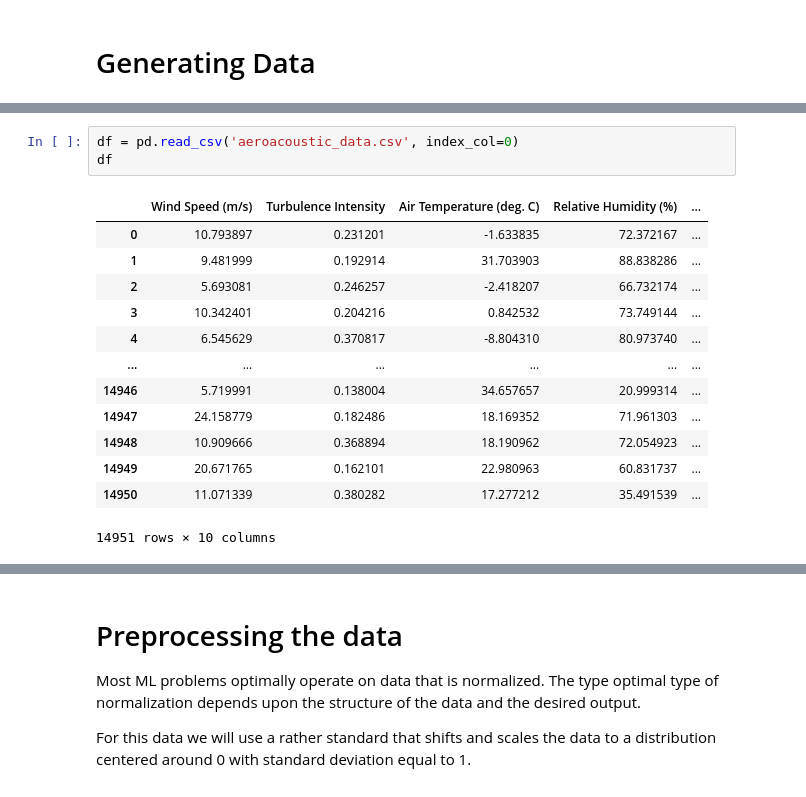
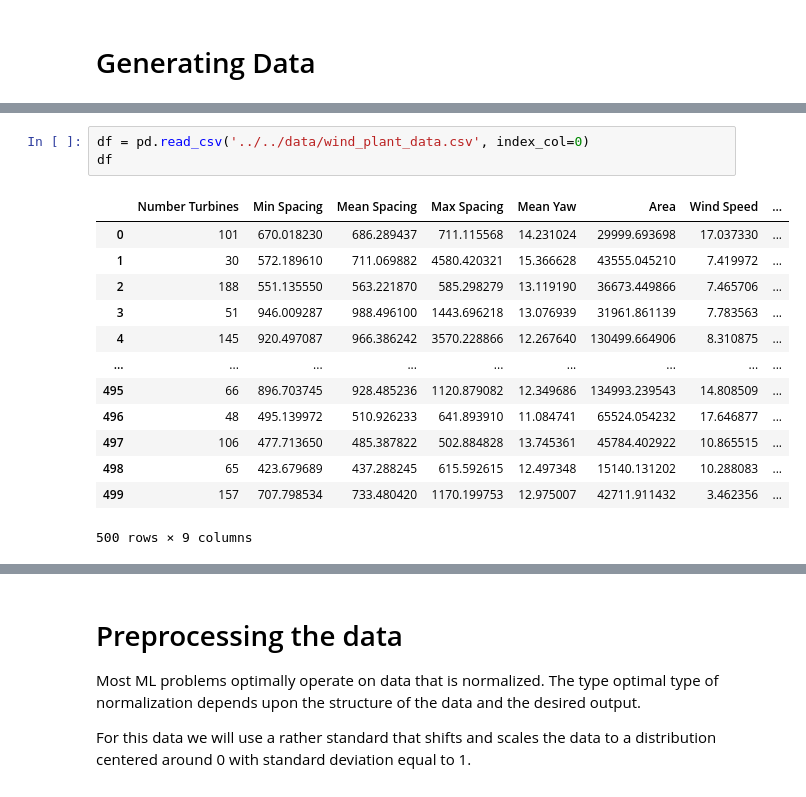
Before and after one commit to NREL/AI, a Jupyter notebook: supervised/regression/artificial_neural_network_scientific_data.ipynb, the cells around one changed output, grey strips where cells are left out. Saved outputs shown, nothing was run; the diff lists cells and outputs as text.

```diff
--- a/supervised/regression/artificial_neural_network_scientific_data.ipynb
+++ b/supervised/regression/artificial_neural_network_scientific_data.ipynb
@@ -13,18 +21,18 @@ from sklearn.model_selection import train_test_split
 # %%
-df = pd.read_csv('aeroacoustic_data.csv', index_col=0)
+df = pd.read_csv('../../data/wind_plant_data.csv', index_col=0)
 df
 # %% [output]
-|  | Wind Speed (m/s) | Turbulence Intensity | Air Temperature (deg. C) | Relative Humidity (%) | ... |
-| 0 | 10.793897 | 0.231201 | -1.633835 | 72.372167 | ... |
-| 1 | 9.481999 | 0.192914 | 31.703903 | 88.838286 | ... |
-| 2 | 5.693081 | 0.246257 | -2.418207 | 66.732174 | ... |
-| 3 | 10.342401 | 0.204216 | 0.842532 | 73.749144 | ... |
-| 4 | 6.545629 | 0.370817 | -8.804310 | 80.973740 | ... |
-| ... | ... | ... | ... | ... | ... |
-| 14946 | 5.719991 | 0.138004 | 34.657657 | 20.999314 | ... |
-| 14947 | 24.158779 | 0.182486 | 18.169352 | 71.961303 | ... |
-| 14948 | 10.909666 | 0.368894 | 18.190962 | 72.054923 | ... |
-| 14949 | 20.671765 | 0.162101 | 22.980963 | 60.831737 | ... |
-| 14950 | 11.071339 | 0.380282 | 17.277212 | 35.491539 | ... |
+|  | Number Turbines | Min Spacing | Mean Spacing | Max Spacing | Mean Yaw | Area | Wind Speed | ... |
+| 0 | 101 | 670.018230 | 686.289437 | 711.115568 | 14.231024 | 29999.693698 | 17.037330 | ... |
+| 1 | 30 | 572.189610 | 711.069882 | 4580.420321 | 15.366628 | 43555.045210 | 7.419972 | ... |
+| 2 | 188 | 551.135550 | 563.221870 | 585.298279 | 13.119190 | 36673.449866 | 7.465706 | ... |
+| 3 | 51 | 946.009287 | 988.496100 | 1443.696218 | 13.076939 | 31961.861139 | 7.783563 | ... |
+| 4 | 145 | 920.497087 | 966.386242 | 3570.228866 | 12.267640 | 130499.664906 | 8.310875 | ... |
+| ... | ... | ... | ... | ... | ... | ... | ... | ... |
+| 495 | 66 | 896.703745 | 928.485236 | 1120.879082 | 12.349686 | 134993.239543 | 14.808509 | ... |
+| 496 | 48 | 495.139972 | 510.926233 | 641.893910 | 11.084741 | 65524.054232 | 17.646877 | ... |
+| 497 | 106 | 477.713650 | 485.387822 | 502.884828 | 13.745361 | 45784.402922 | 10.865515 | ... |
+| 498 | 65 | 423.679689 | 437.288245 | 615.592615 | 12.497348 | 15140.131202 | 10.288083 | ... |
+| 499 | 157 | 707.798534 | 733.480420 | 1170.199753 | 12.975007 | 42711.911432 | 3.462356 | ... |
-14951 rows × 10 columns
+500 rows × 9 columns
 # %%
```
Also changed, not shown: parts of 15 cells of this notebook, 3 other files.
